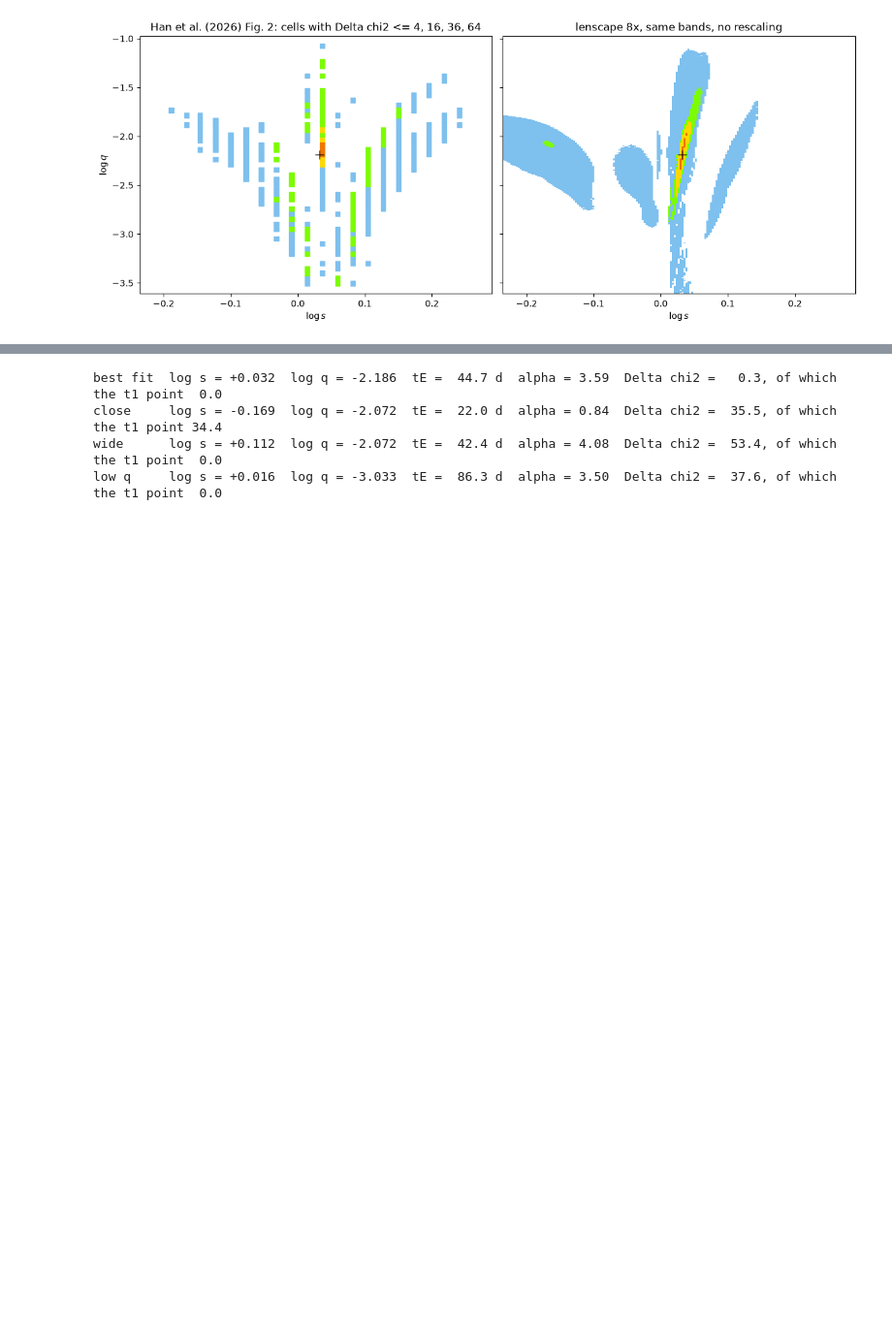
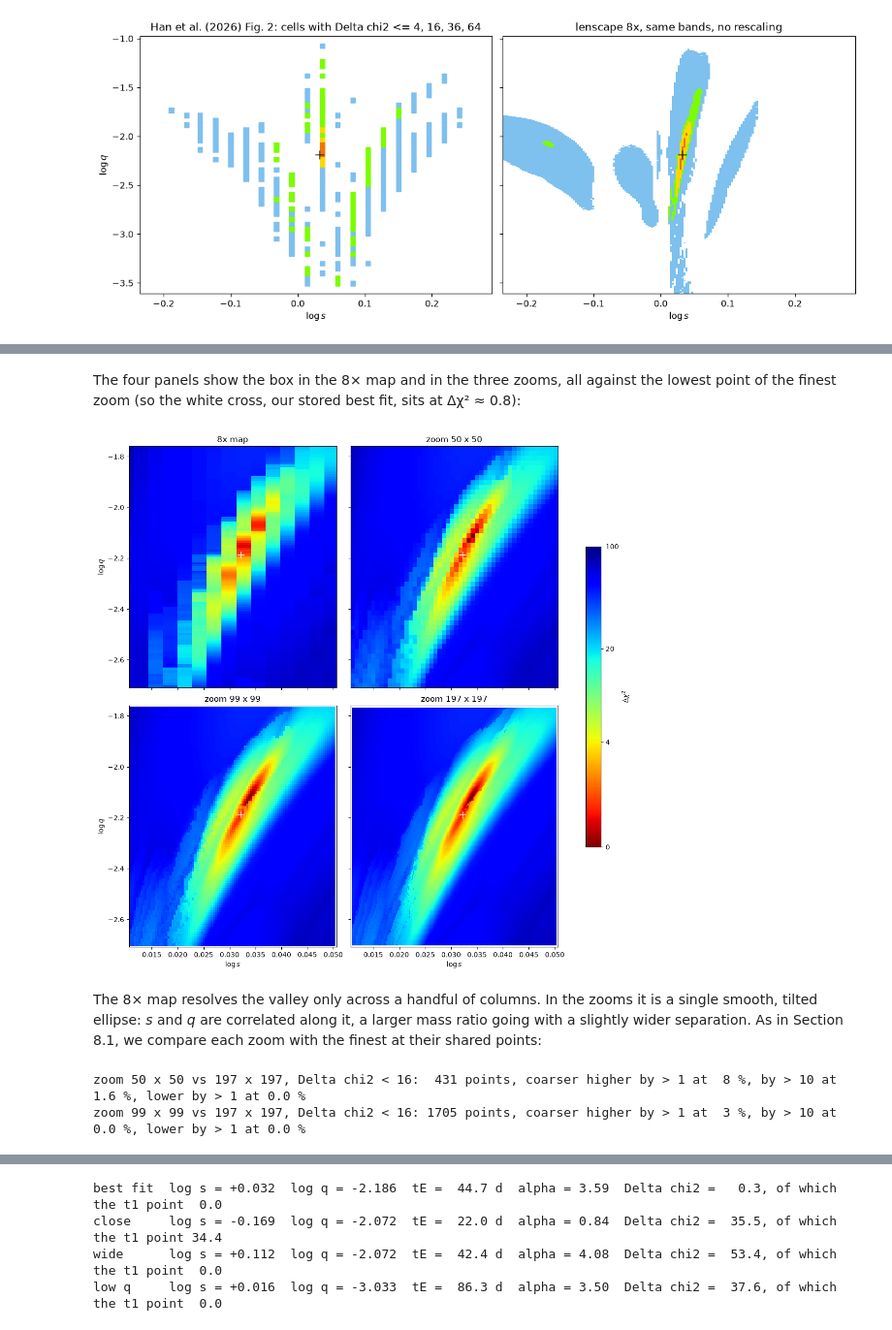
Before and after one commit to hippke/lenscape, a Jupyter notebook: notebooks/example_kb230466.ipynb, the cells around one changed output, grey strips where cells are left out. Shown at 97% size. Cells and saved outputs as stored; diff of their text form; code cells hidden in the pictures; blank space fills up the shorter version.

```diff
--- a/notebooks/example_kb230466.ipynb
+++ b/notebooks/example_kb230466.ipynb
@@ -290,0 +295,15 @@ The map stores the five fitted parameters `(t0, u0, tE, alpha, log rho)` at each
+# %%
+zls, zlq = 0.0008, 0.019
+zlogs, zlogq = 0.0110 + zls * np.arange(50), -2.700 + zlq * np.arange(50)
+zoom1 = run_or_load("zoom_1x", lambda: lenscape.maps.densify([map8], data, zlogs, zlogq, best=best))
+zoom2 = run_or_load("zoom_2x", lambda: lenscape.maps.densify(
+    [zoom1, map8], data, zlogs[0] + zls / 2 * np.arange(99), zlogq[0] + zlq / 2 * np.arange(99), best=best))
+zoom4 = run_or_load("zoom_4x", lambda: lenscape.maps.densify(
+    [zoom2], data, zlogs[0] + zls / 4 * np.arange(197), zlogq[0] + zlq / 4 * np.arange(197), best=best))
+ZOOMS = [("zoom 50 x 50", zoom1), ("zoom 99 x 99", zoom2), ("zoom 197 x 197", zoom4)]
+zref = min(ref, np.nanmin(zoom4["chi2"]))
+for name, z in ZOOMS:
+    i, j = np.unravel_index(np.nanargmin(z["chi2"]), z["chi2"].shape)
+    print(f"{name:15s}: wall time {z['wall'] / 60:4.1f} min, minimum chi2 {z['chi2'][i, j]:.3f} "
+          f"({z['chi2'][i, j] - chi2_best:+.2f} against the best fit, {z['chi2'][i, j] - np.nanmin(map8['chi2']):+.2f} "
+          f"against the 8x map) at log s = {z['logs'][i]:.4f}, log q = {z['logq'][j]:.4f}")
@@ -290,0 +314,31 @@ The map stores the five fitted parameters `(t0, u0, tE, alpha, log rho)` at each
+# %% [markdown]
+The four panels show the box in the 8× map and in the three zooms, all against the lowest point of the finest zoom
+(so the white cross, our stored best fit, sits at Δχ² ≈ 0.8):
+# %%
+fig, axs = plt.subplots(2, 2, figsize=(11, 11), constrained_layout=True, sharex=True, sharey=True)
+for ax, (name, m) in zip(axs.flat, [("8x map", map8)] + ZOOMS):
+    figures.plot_map(m, ax=ax, vmax=100, chi2_ref=zref, colorbar=False)
+    ax.plot(best[3], best[4], "w+", ms=10)
+    ax.set_title(name)
+axs[0, 0].set_xlim(zlogs[0] - zls / 2, zlogs[-1] + zls / 2); axs[0, 0].set_ylim(zlogq[0] - zlq / 2, zlogq[-1] + zlq / 2)
+for ax in axs[0]: ax.set_xlabel("")
+for ax in axs[:, 1]: ax.set_ylabel("")
+cb = fig.colorbar(axs[0, 0].images[0], ax=axs, shrink=0.6, ticks=np.log10(ticks + 1))
+cb.set_ticklabels([str(t) for t in ticks]); cb.set_label(r"$\Delta\chi^2$");
+# %% [output]
+[figure, added]
+# %% [markdown]
+The 8× map resolves the valley only across a handful of columns. In the zooms it is a single smooth, tilted ellipse:
+*s* and *q* are correlated along it, a larger mass ratio going with a slightly wider separation. As in Section 8.1,
+we compare each zoom with the finest at their shared points:
+# %%
+for name, z, step in [("zoom 50 x 50", zoom1, 4), ("zoom 99 x 99", zoom2, 2)]:
+    c4 = zoom4["chi2"][::step, ::step]
+    diff = z["chi2"] - c4
+    sel = c4 - zref < 16
+    print(f"{name} vs 197 x 197, Delta chi2 < 16: {sel.sum():4d} points, coarser higher by > 1 at "
+          f"{100 * (diff[sel] > 1).mean():2.0f} %, by > 10 at {100 * (diff[sel] > 10).mean():.1f} %, "
+          f"lower by > 1 at {100 * (diff[sel] < -1).mean():.1f} %")
+# %% [output]
+zoom 50 x 50 vs 197 x 197, Delta chi2 < 16:  431 points, coarser higher by > 1 at  8 %, by > 10 at 1.6 %, lower by > 1 at 0.0 %
+zoom 99 x 99 vs 197 x 197, Delta chi2 < 16: 1705 points, coarser higher by > 1 at  3 %, by > 10 at 0.0 %, lower by > 1 at 0.0 %
```
Also changed, not shown: parts of 14 cells of this notebook, 4 other files.
